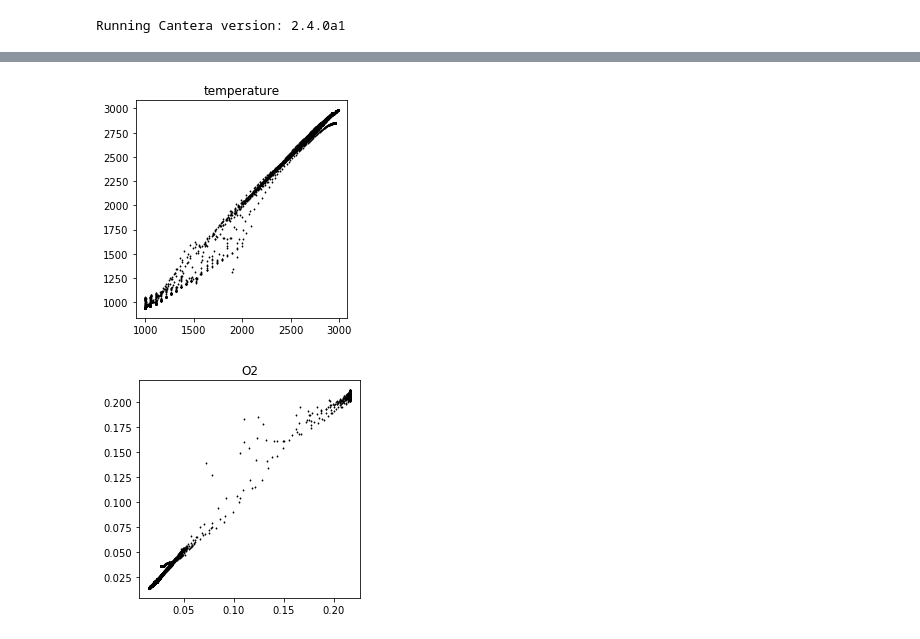
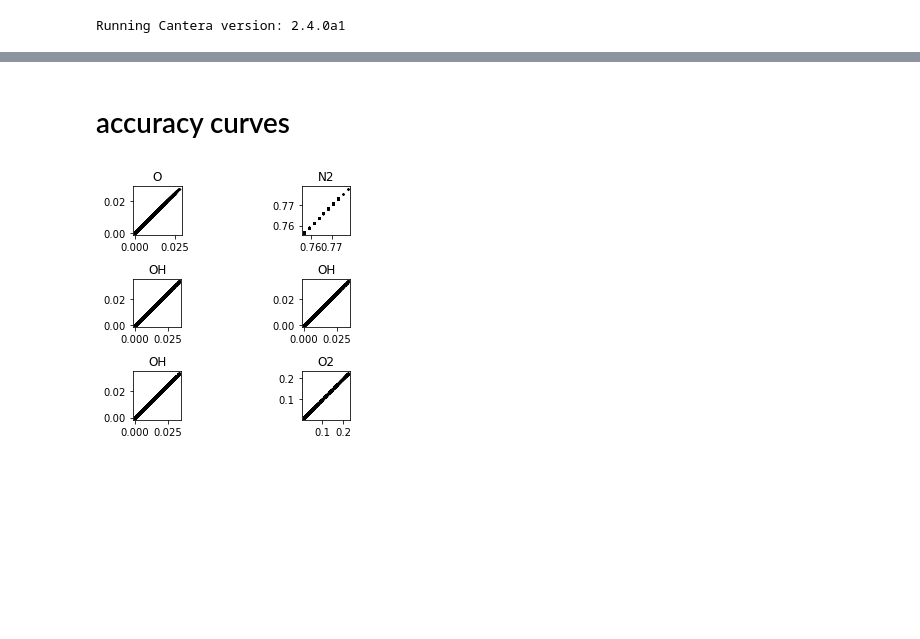
Before and after one commit to puttak/cantera-1, a Jupyter notebook: H2 inginition ANN mapping.ipynb, the cells around one changed output, grey strips where cells are left out. Drawn from its saved outputs; the diff is of its cells as text; code cells hidden in the pictures; blank space fills up the shorter version.

```diff
--- a/H2 inginition ANN mapping.ipynb
+++ b/H2 inginition ANN mapping.ipynb
@@ -42,0 +51,6 @@ float32
+# %%
+ini_T = np.linspace(1001, 2001, 10)
+ini = []
+for i in np.linspace(2, 0., 10):
+    ini = ini + [(temp, i) for temp in ini_T]
+train_org, train_new = data_gen(ini)
@@ -237,8 +256,20 @@ acc_plt('H2')
-# %%
-acc_plt('temperature')
-# %% [output]
-[figure, removed]
-# %%
-acc_plt('O2')
-# %% [output]
-[figure, removed]
+# %% [markdown]
+# accuracy curves
+# %%
+import random
+
+f, axarr = plt.subplots(3, 2)
+for i in range(3):
+    sp = random.choice(out_item)
+    axarr[i, 0].plot(train_new[sp], df_y_prdt_inv[sp], 'kd', ms=1)
+    axarr[i, 0].set_title(sp)
+    axarr[i, 0].set_aspect('equal', 'box')
+
+    sp = random.choice(out_item)
+    axarr[i, 1].plot(train_new[sp], df_y_prdt_inv[sp], 'kd', ms=1)
+    axarr[i, 1].set_title(sp)
+    axarr[i, 1].set_aspect('equal', 'box')
+    f.tight_layout()
+plt.show()
+# %% [output]
+[figure, added]
```
Also changed, not shown: parts of 16 cells of this notebook, 3 other files.
